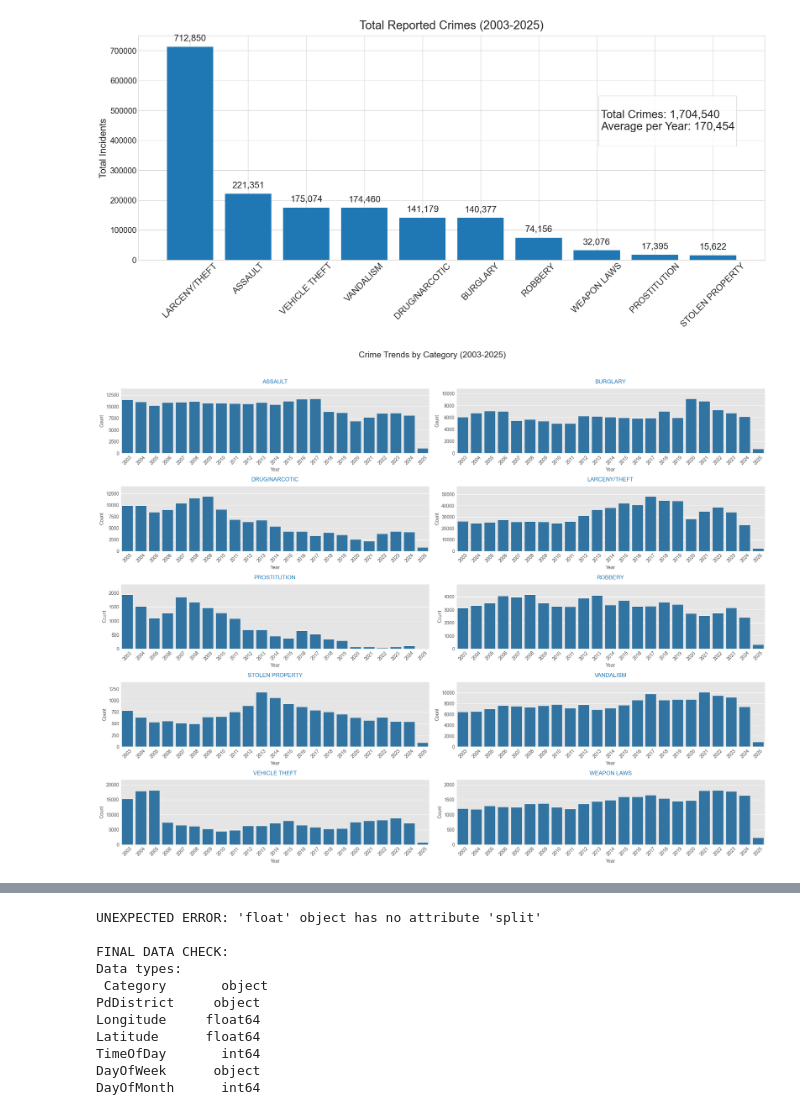
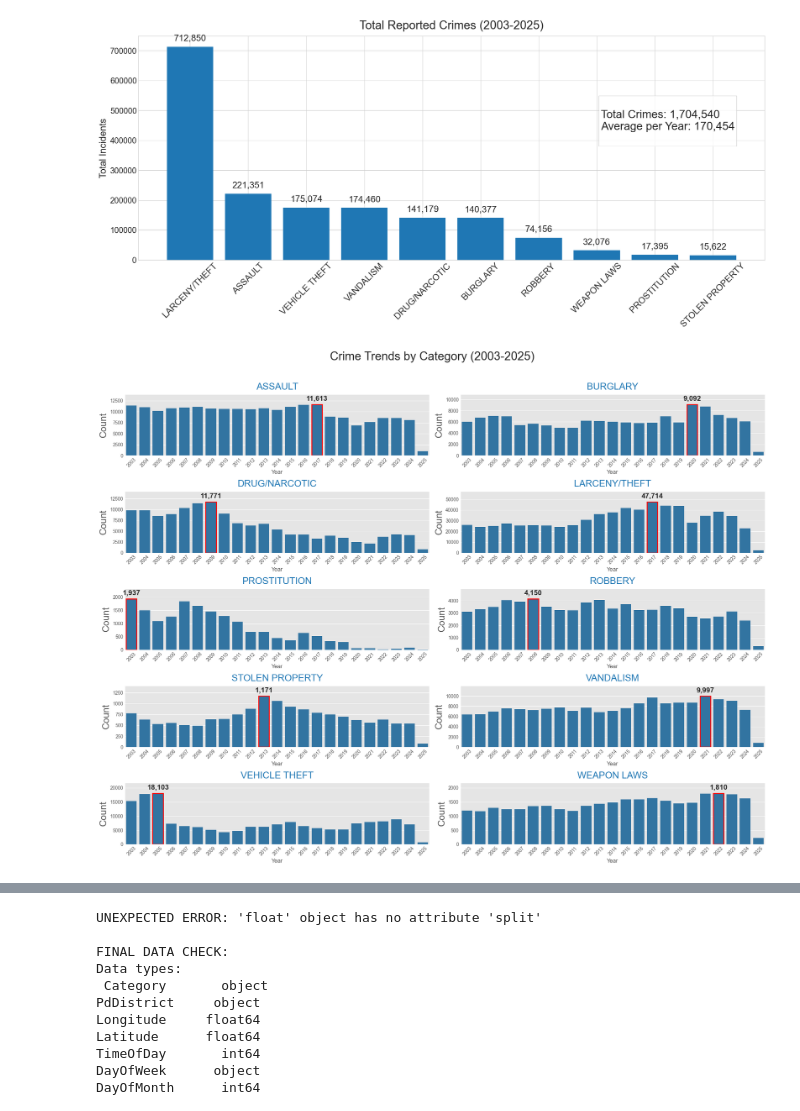
Before and after one commit to SophieWDK/sophiewdk.github.io, a Jupyter notebook: data_analysis/explanation_notebook.ipynb, the cells around one changed output, grey strips where cells are left out. Saved outputs shown, nothing was run; the diff lists cells and outputs as text; code cells hidden in the pictures.

```diff
--- a/data_analysis/explanation_notebook.ipynb
+++ b/data_analysis/explanation_notebook.ipynb
@@ -182,44 +182,57 @@ plt.rcParams['font.size'] = 10
 crime_palette = sns.color_palette("tab10")[0]
 fig2 = plt.figure(figsize=(20, 15))
 fig2.subplots_adjust(hspace=0.6, wspace=0.3)
 for idx, crime in enumerate(sorted(focuscrimes), 1):
     ax = fig2.add_subplot(5, 2, idx)  # 5 rows, 2 columns
 
     crime_data = focus_data[focus_data['Category'] == crime]
     if not crime_data.empty:
         yearly_counts = crime_data['Year'].value_counts().sort_index()
 
         # Use the specific color for this crime type
         sns.barplot(x=yearly_counts.index.astype(str),
                     y=yearly_counts.values,
                     ax=ax,
                     color=crime_palette)
 
         y_max = yearly_counts.max() * 1.2
         ax.set_ylim(0, y_max if not np.isnan(y_max) else 1000)
 
-        ax.set_title(crime, fontsize=12, pad=10, color=crime_palette)
-        ax.set_ylabel('Count', fontsize=10)
-        ax.set_xlabel('Year', fontsize=10)
+        ax.set_title(crime, fontsize=20, pad=10, color=crime_palette)
+        ax.set_ylabel('Count', fontsize=20)
         plt.xticks(rotation=45)
 
-        # Remove this annotation block to eliminate the numbers on the bars
-        # for p in ax.patches:
-        #     if p.get_height() > 0:
-        #         ax.annotate(f"{int(p.get_height()):,}",
-        #                    (p.get_x() + p.get_width() / 2., p.get_height()),
-        #                    ha='center', va='center',
-        #                    xytext=(0, 5),
-        #                    textcoords='offset points',
-        #                    fontsize=8)
+        # Find the highest crime year
+        if not yearly_counts.empty:
+            max_year_idx = yearly_counts.argmax()
+            max_year = yearly_counts.index[max_year_idx]
+            max_count = yearly_counts.max()
+
+            # Find the corresponding patch (bar) to annotate
+            # The bar index matches the position in the sorted yearly_counts
+            max_bar_idx = yearly_counts.index.get_loc(max_year)
+
+            # Annotate only the highest bar
+            bar = ax.patches[max_bar_idx]
+            ax.annotate(f"{int(max_count):,}",
+                       (bar.get_x() + bar.get_width() / 2., bar.get_height()),
+                       ha='center', va='bottom',
+                       xytext=(0, 5),
+                       textcoords='offset points',
+                       fontsize=15,
+                       weight='bold')
+
+            # Optionally, you can highlight the highest year's bar with a different color or edge
+            bar.set_edgecolor('red')
+            bar.set_linewidth(2)
     else:
         ax.text(0.5, 0.5, f"No data for {crime}",
                ha='center', va='center', fontsize=12)
         ax.set_title(crime, fontsize=12)
         ax.set_xticks([])
         ax.set_yticks([])
-plt.suptitle('Crime Trends by Category (2003-2025)', y=1.02, fontsize=18)
+plt.suptitle('Crime Trends by Category (2003-2025)', y=1.02, fontsize=25)
 plt.tight_layout()
 plt.show()
 # %% [output]
-[figure, old version]
+[figure, new version]
```
Also changed, not shown: parts of 1 cell of this notebook, 1 other file.
